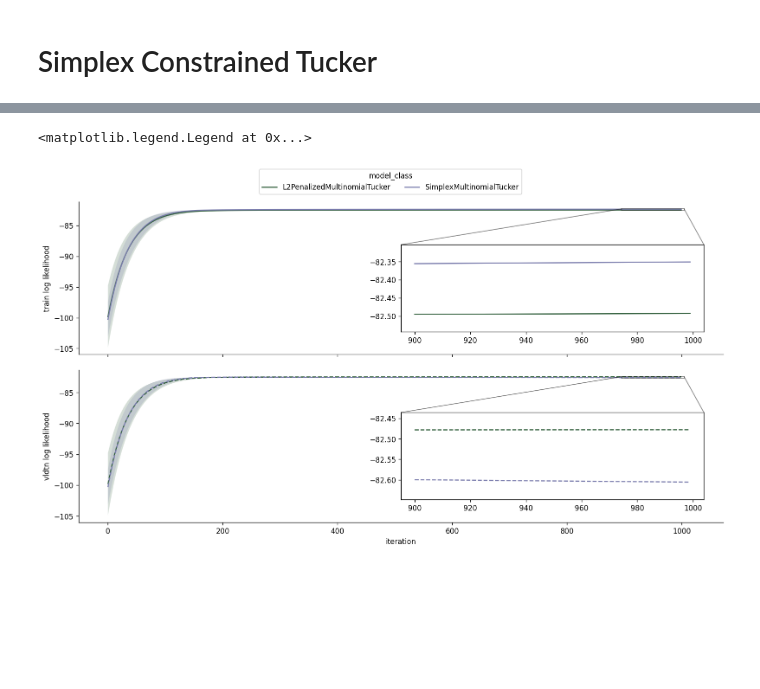
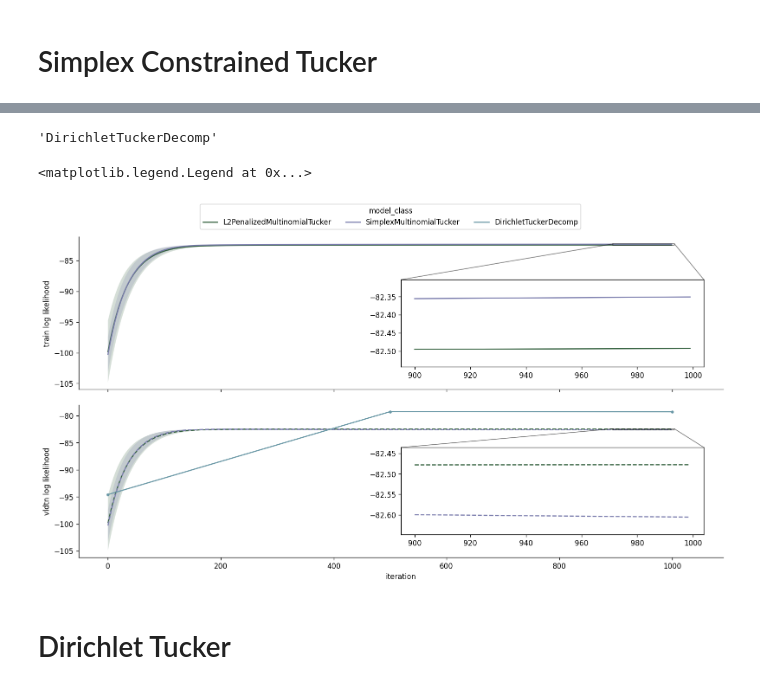
Before and after one commit to lindermanlab/dirichlet-tucker, a Jupyter notebook: analysis/model_comparison.ipynb, the cells around one changed output, grey strips where cells are left out. Drawn from its saved outputs; the diff is of its cells as text; code cells hidden in the pictures; blank space fills up the shorter version.

Commit message:
added dtd model results

```diff
--- a/analysis/model_comparison.ipynb
+++ b/analysis/model_comparison.ipynb
@@ -49,7 +49,7 @@ true_params = true_model.sample_params(key_true, *full_shape)
 X = true_model.sample_data(key_data, true_params)
 X_mask = jr.bernoulli(key_mask, 0.8, shape=full_shape[:-1])
 # %%
-key_proj, key_l2, key_simplex = jr.split(key_other, 3)
+key_proj, key_l2, key_simplex, key_dtd = jr.split(key_other, 4)
 
 # Define objective function
 def make_objective_fn(log_prior_weight: float=1):
@@ -272,6 +255,12 @@ model_results_dict[model_klass.__name__] = dict(
     train_ll = all_train_ll,
     vldtn_ll = all_vldtn_ll
 )
+# %%
+DirichletTuckerDecomp.__name__
+# %% [output]
+'DirichletTuckerDecomp'
+# %%
+model_results_dict['DirichletTuckerDecomp'] = {}
 # %%
 fig, axs = plt.subplots(nrows=2, sharex='col', gridspec_kw={'hspace':0.1},
                         figsize=(16,8), dpi=120)
@@ -283,6 +272,13 @@ for i_row, (ll_type, ls) in enumerate([('train_ll', '-'), ('vldtn_ll', '--')]):
     ax_inset = ax_main.inset_axes([0.5, 0.15, 0.47, 0.57],)
 
     for i_model, (model_name, model_results) in enumerate(model_results_dict.items()):
+
+        # ======================================================================
+        # HACK
+        # ----------------------------------------------------------------------
+        if model_name == 'DirichletTuckerDecomp':
+            continue
+        # ======================================================================
 
         train_lls = model_results['train_ll']
         vldtn_lls = model_results['vldtn_ll']
@@ -301,31 +297,43 @@ for i_row, (ll_type, ls) in enumerate([('train_ll', '-'), ('vldtn_ll', '--')]):
         ax_main.fill_between(inset_idxs,
                             (ll_mean-ll_std)[inset_idxs],
                             (ll_mean+ll_std)[inset_idxs],
                             fc=c_model, alpha=0.1)
 
         sns.despine(ax=ax_main)
 
     # Increase inset margins
     ax_inset.margins(y=0.33)
 
     # Indicate inset
     ax_main.indicate_inset_zoom(ax_inset, edgecolor='black')
 
     ax_main.set_ylabel(f"{ll_type.split('_')[0]} log likelihood")
     sns.despine(ax=ax_main)
 
+# =============================================================================
+# HACK
+# -----------------------------------------------------------------------------
+dtd_vldtn_lls = onp.array([-94.57932, -79.257965, -79.28222])
+dtd_vldtn_iters = onp.array([0, 500, 1000])
+
+axs[-1].plot(dtd_vldtn_iters, dtd_vldtn_lls, marker='.', color=model_color_palette[-1])
+
+# =============================================================================
+
 axs[-1].set_xlabel('iteration')
 # Add legend
 handles = [
     mpl.lines.Line2D([0],[0], c=model_color_palette[i_weight], label=f'{weight}')
     for i_weight, weight in enumerate(model_results_dict.keys())
 ]
 
 fig.legend(handles=handles, loc='lower center', bbox_to_anchor=[0.5, 0.89],
            ncol=len(handles), title='model_class')
 
 
 # fig.suptitle(f'{model_klass.__name__}', fontsize='x-large')
 # %% [output]
 <matplotlib.legend.Legend at 0x...>
-[figure, old version]
+[figure, new version]
+# %% [markdown]
+# Dirichlet Tucker
```
Also changed, not shown: parts of 4 cells of this notebook.
